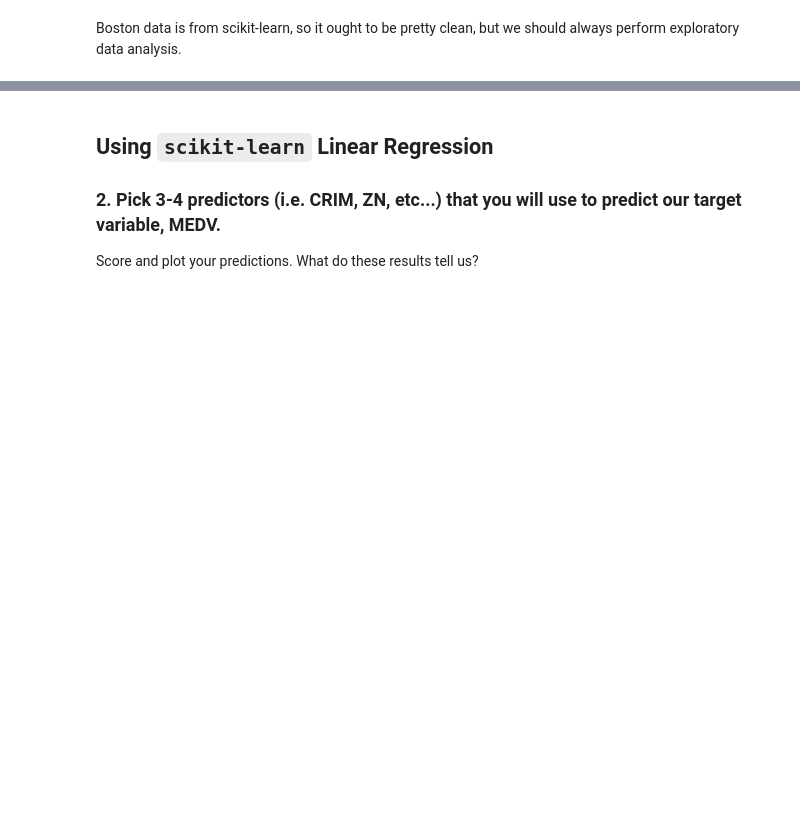
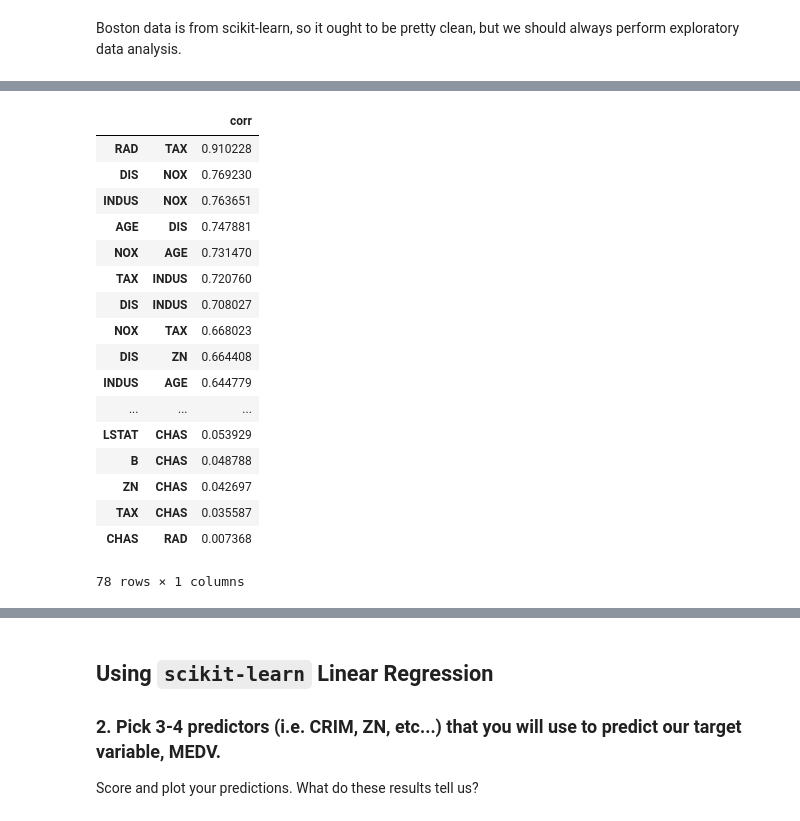
Before and after one commit to timsturges/GA_DS, a Jupyter notebook: homework/Unit3/linreg-and-knn/project-linreg-and-knn.ipynb, the cells around one changed output, grey strips where cells are left out. Saved outputs shown, nothing was run; the diff lists cells and outputs as text; code cells hidden in the pictures; blank space fills up the shorter version.

```diff
--- a/homework/Unit3/linreg-and-knn/project-linreg-and-knn.ipynb
+++ b/homework/Unit3/linreg-and-knn/project-linreg-and-knn.ipynb
@@ -94,0 +140,23 @@ Boston data is from scikit-learn, so it ought to be pretty clean, but we should
+# %%
+c = pd.DataFrame(X.corr().abs().unstack().sort_values(ascending = False))
+c.columns = ['corr']
+c[c['corr'] < 1].drop_duplicates()
+# %% [output]
+|  |  | corr |
+| RAD | TAX | 0.910228 |
+| DIS | NOX | 0.769230 |
+| INDUS | NOX | 0.763651 |
+| AGE | DIS | 0.747881 |
+| NOX | AGE | 0.731470 |
+| TAX | INDUS | 0.720760 |
+| DIS | INDUS | 0.708027 |
+| NOX | TAX | 0.668023 |
+| DIS | ZN | 0.664408 |
+| INDUS | AGE | 0.644779 |
+| ... | ... | ... |
+| LSTAT | CHAS | 0.053929 |
+| B | CHAS | 0.048788 |
+| ZN | CHAS | 0.042697 |
+| TAX | CHAS | 0.035587 |
+| CHAS | RAD | 0.007368 |
+78 rows × 1 columns
```
Also changed, not shown: parts of 43 cells of this notebook.
